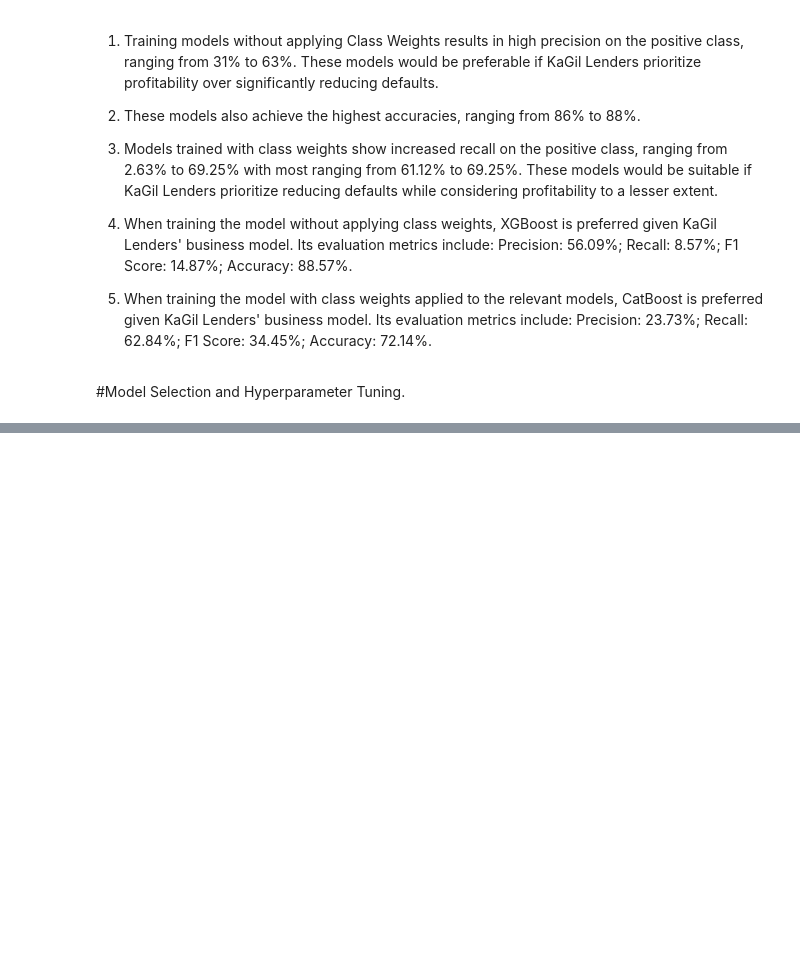
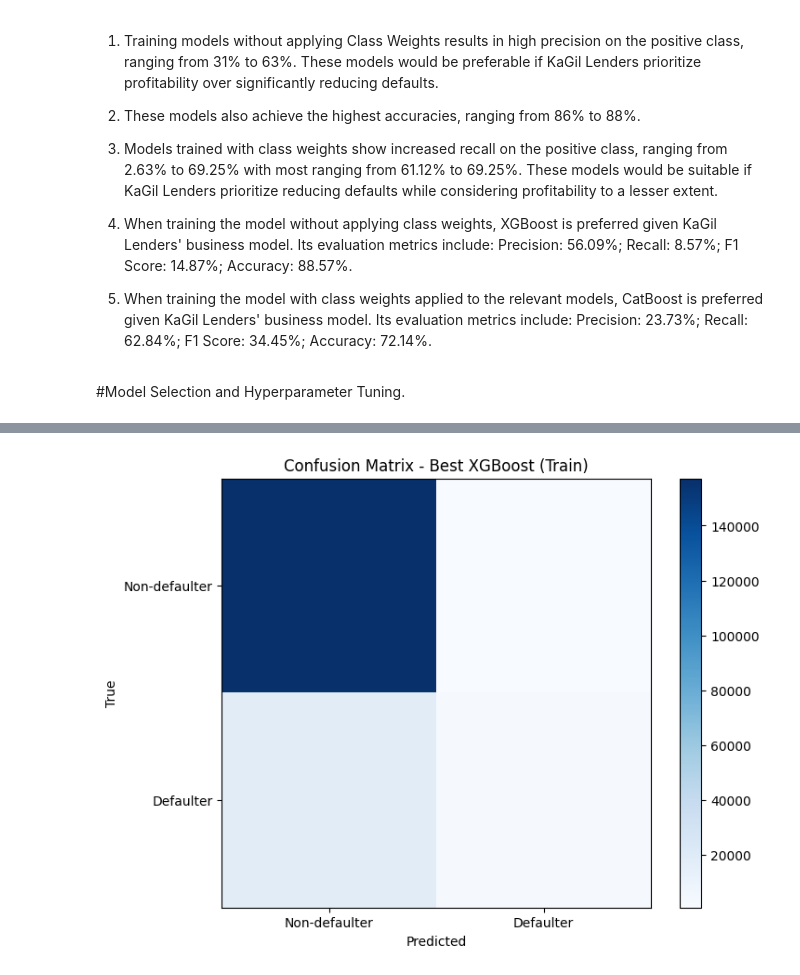
Before and after one commit to KamauGilbert/loan_default_prediction_model, a Jupyter notebook: assets/python_notebook/loan_default_pred_model.ipynb, the cells around one changed output, grey strips where cells are left out. Drawn from its saved outputs; the diff is of its cells as text; code cells hidden in the pictures; blank space fills up the shorter version.

```diff
--- a/assets/python_notebook/loan_default_pred_model.ipynb
+++ b/assets/python_notebook/loan_default_pred_model.ipynb
@@ -1790,0 +1851,84 @@ It also has the second highest accuracy at 72.14% after Random Forest at 88.49%.
+# %%
+from sklearn.model_selection import RandomizedSearchCV
+import xgboost as xgb
+from sklearn.metrics import classification_report, confusion_matrix, precision_score, recall_score, f1_score, fbeta_score
+import matplotlib.pyplot as plt
+
+# Define the parameter grid
+param_grid = {
+    'n_estimators': [100, 200],
+    'learning_rate': [0.1, 0.2],
+    'max_depth': [3, 5],
+    'min_child_weight': [1, 3],
+    'subsample': [0.8, 1.0],
+    'colsample_bytree': [0.8, 1.0]
+}
+
+# Initialize the XGBoost model
+xgb_model = xgb.XGBClassifier(objective='binary:logistic', random_state=42)
+
+# Initialize RandomizedSearchCV
+random_search = RandomizedSearchCV(estimator=xgb_model, param_distributions=param_grid,
+                                   scoring='f1', cv=3, verbose=1, n_jobs=-1, n_iter=20)  # n_iter=20 for 20 random combinations
+
+# Fit the model
+random_search.fit(X_train_prep, y_train)
+
+# Get the best parameters
+best_params = random_search.best_params_
+print("Best parameters found: ", best_params)
+
+# Train the XGBoost model with best parameters
+best_xgb_model = xgb.XGBClassifier(**best_params, objective='binary:logistic', random_state=42)
+best_xgb_model.fit(X_train_prep, y_train)
+
+# Predictions
+y_pred_train = best_xgb_model.predict(X_train_prep)
+y_pred_test = best_xgb_model.predict(X_test_prep)
+
+# Evaluate the tuned model
+print("Best XGBoost Model Performance on Training Data:")
+print(classification_report(y_train, y_pred_train))
+print("Best XGBoost Model Performance on Test Data:")
+print(classification_report(y_test, y_pred_test))
+
+# Calculate metrics
+def print_metrics(y_true, y_pred, dataset_type):
+    precision = precision_score(y_true, y_pred)
+    recall = recall_score(y_true, y_pred)
+    f1 = f1_score(y_true, y_pred)
+    f2 = fbeta_score(y_true, y_pred, beta=2)
+    print(f"{dataset_type} Metrics:")
+    print(f"Precision: {precision:.4f}")
+    print(f"Recall: {recall:.4f}")
+    print(f"F1 Score: {f1:.4f}")
+    print(f"F2 Score: {f2:.4f}")
+    print()
+
+print_metrics(y_train, y_pred_train, "Training")
+print_metrics(y_test, y_pred_test, "Test")
+
+# Confusion Matrix for Training Data
+plt.figure(figsize=(8, 6))
+cm_train = confusion_matrix(y_train, y_pred_train)
+plt.imshow(cm_train, interpolation='nearest', cmap=plt.cm.Blues)
+plt.title('Confusion Matrix - Best XGBoost (Train)')
+plt.colorbar()
+plt.xticks([0, 1], ['Non-defaulter', 'Defaulter'])
+plt.yticks([0, 1], ['Non-defaulter', 'Defaulter'])
+plt.xlabel('Predicted')
+plt.ylabel('True')
+plt.show()
+
+# Confusion Matrix for Test Data
+plt.figure(figsize=(8, 6))
+cm_test = confusion_matrix(y_test, y_pred_test)
+plt.imshow(cm_test, interpolation='nearest', cmap=plt.cm.Blues)
+plt.title('Confusion Matrix - Best XGBoost (Test)')
+plt.colorbar()
+plt.xticks([0, 1], ['Non-defaulter', 'Defaulter'])
+plt.yticks([0, 1], ['Non-defaulter', 'Defaulter'])
+plt.xlabel('Predicted')
+plt.ylabel('True')
+plt.show()
+# %% [output]
@@ -1790,0 +1952 @@ It also has the second highest accuracy at 72.14% after Random Forest at 88.49%.
+[figure, added]
```
Also changed, not shown: parts of 21 cells of this notebook.
